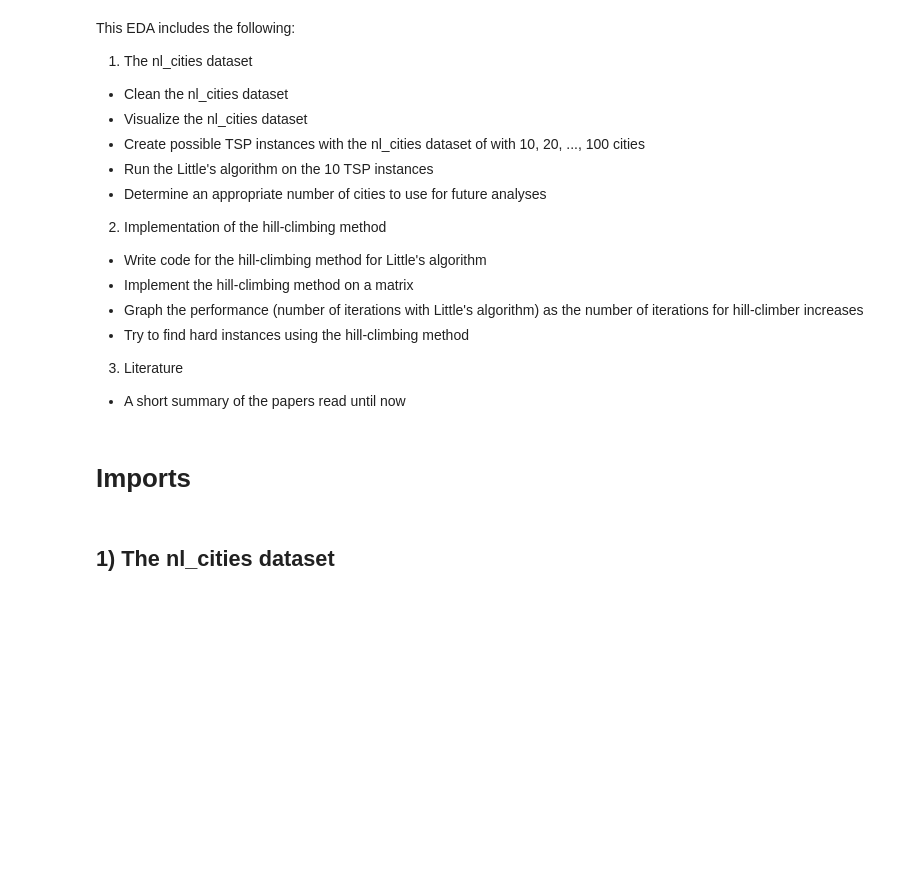
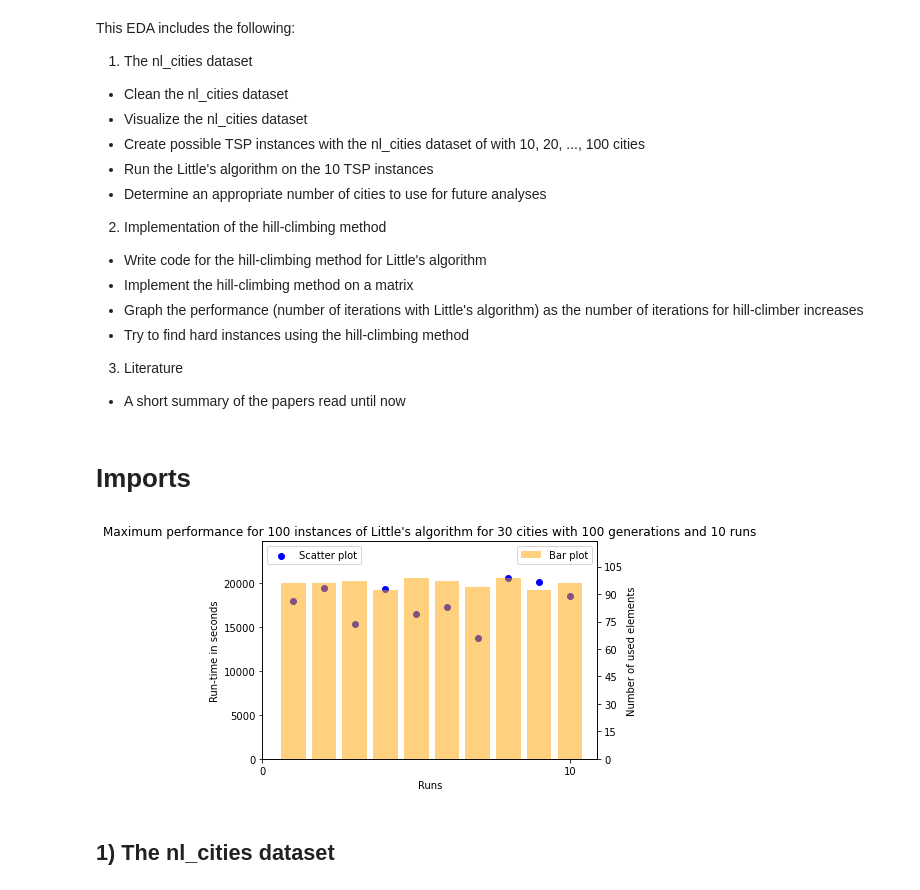
Before and after one commit to nichiho/Hardness-of-ATSP, a Jupyter notebook: Dutchcities/eda.ipynb, the cells around one changed output. Saved outputs shown, nothing was run; the diff lists cells and outputs as text; code cells hidden in the pictures; blank space fills up the shorter version.

Commit message:
Add 100 generations

```diff
--- a/Dutchcities/eda.ipynb
+++ b/Dutchcities/eda.ipynb
@@ -46,4 +47,58 @@ from LittlesAlgorithm.algorithm import get_minimal_route
 from matplotlib.ticker import MaxNLocator
+# %%
+filename = '../hill_climbing/data/list_10_30_10000_100.pkl'
+
+with open(filename, 'rb') as f:
+    data = pickle.load(f)
+
+mtx_list = data['mtx_list']
+run_time_list = data['run_time_list']
+performance_list = data['performance_list']
+used_or_not_list = data['used_or_not_list']
+indices_list = data['indices_list']
+# %%
+n_runs = 10
+n_generations = 100
+# %%
+# Highest run-time per iteration of hill-climber
+
+# Define the data for the scatter plot
+x = range(1, n_runs + 1)
+y_scatter = np.array([performance_list[i - 1][n_generations - 1] for i in range(1, n_runs + 1)])
+
+# Create the scatter plot
+fig, ax2 = plt.subplots()
+ax2.scatter(x, y_scatter, label='Scatter plot', color='blue')
+
+# Set the y-axis label and limits for the scatter plot
+ax2.set_ylabel('Run-time in seconds')
+ax2.set_ylim([0, np.max(y_scatter)*1.2])
+ax2.set_xlabel('Runs')
+
+# Define the data for the bar plot
+y_bar = np.array([sum(used_or_not_list[i - 1]) - 1 for i in range(1, n_runs + 1)])
+
+# Create the bar plot
+ax1 = ax2.twinx()
+ax1.bar(x, y_bar, label='Bar plot', color='orange', alpha=0.5)
+
+# Set the y-axis label and limits for the bar plot
+ax1.set_ylabel('Number of used elements')
+ax1.set_ylim([0, np.max(y_bar)*1.2])
+ax1.yaxis.set_major_locator(MaxNLocator(integer=True)) # set y axis to show only integer values
+
+# Set the x-axis tick marks
+plt.xticks(range(0, n_runs + 1, 10))
+
+# Set the plot title
+plt.title("Maximum performance for 100 instances of Little's algorithm for 30 cities with 100 generations and 10 runs")
+
+# Add the legend and show the plot
+ax2.legend(loc='upper left')
+ax1.legend(loc='upper right')
+plt.show()
+# %% [output]
+[figure, added]
 # %% [markdown]
 ## 1) The nl_cities dataset
 # %% [markdown]
```
Also changed, not shown: parts of 5 cells of this notebook, 4 other files.
